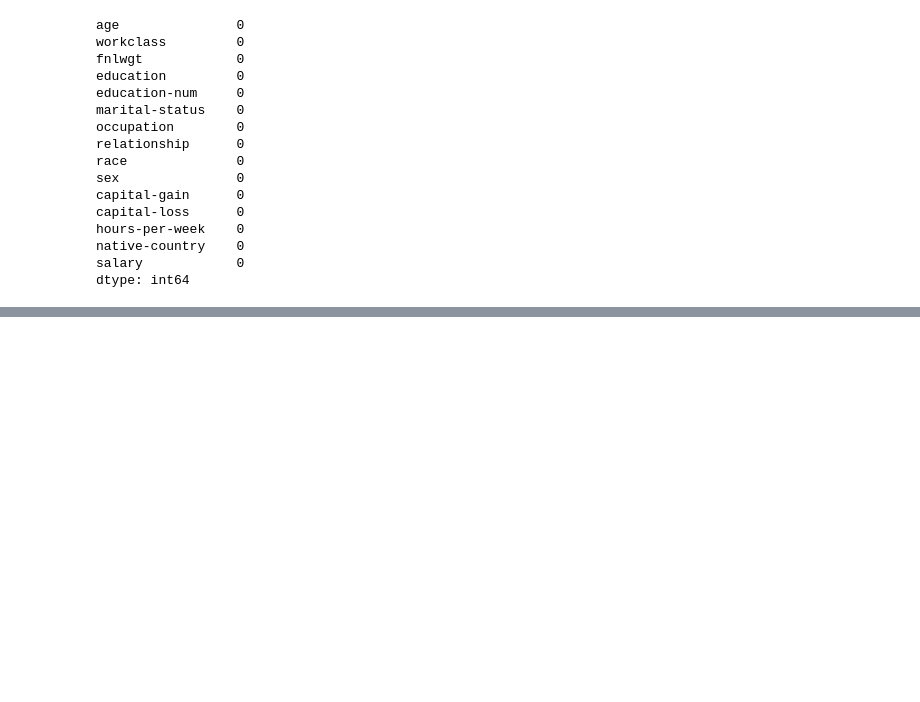
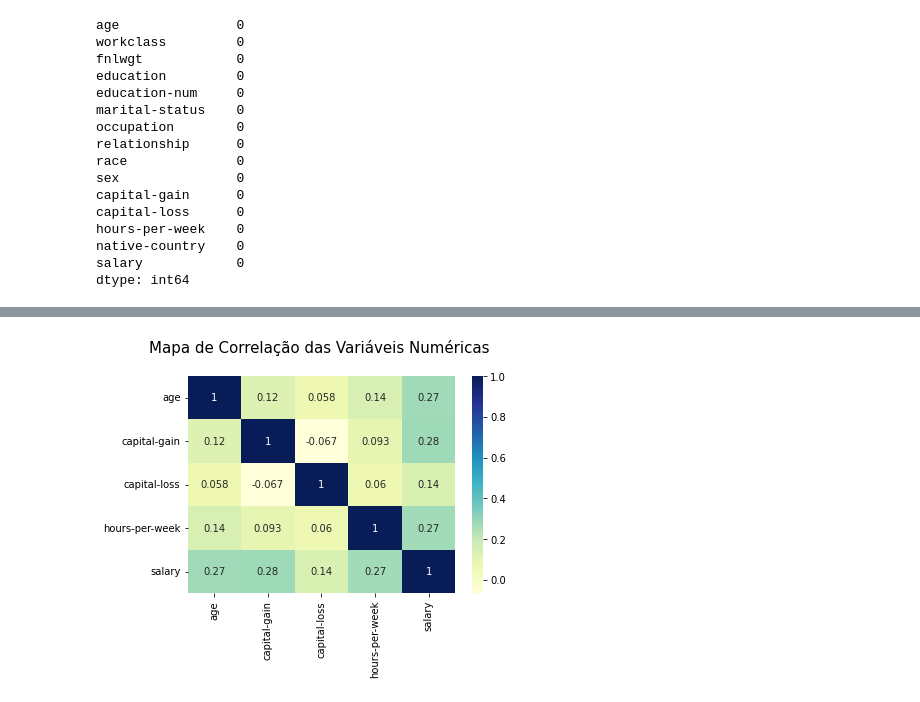
Before and after one commit to isaiasjusto/Salary_regression, a Jupyter notebook: Salary prediction.ipynb, the cells around one changed output, grey strips where cells are left out. Drawn from its saved outputs; the diff is of its cells as text; code cells hidden in the pictures; blank space fills up the shorter version.

```diff
--- a/Salary prediction.ipynb
+++ b/Salary prediction.ipynb
@@ -175,0 +250,6 @@ Notes:
+# %%
+sns.heatmap(df_tranformacao.corr('spearman'),annot = True,cmap = 'YlGnBu')
+plt.title('Mapa de Correlação das Variáveis Numéricas \n',fontsize = 15)
+plt.show()
+# %% [output]
+[figure, added]
```
Also changed, not shown: parts of 49 cells of this notebook, 4 other files.
